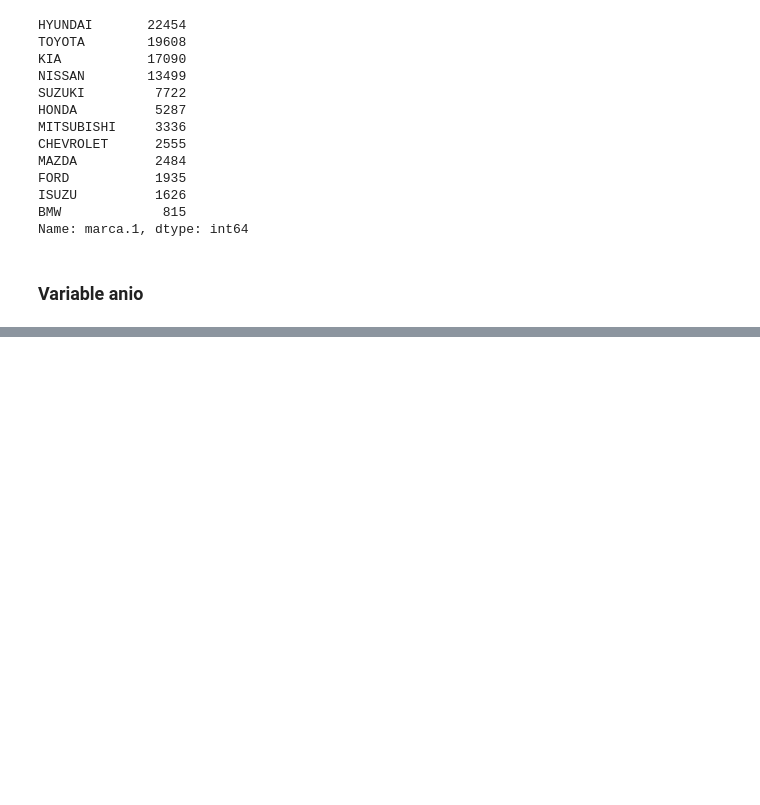
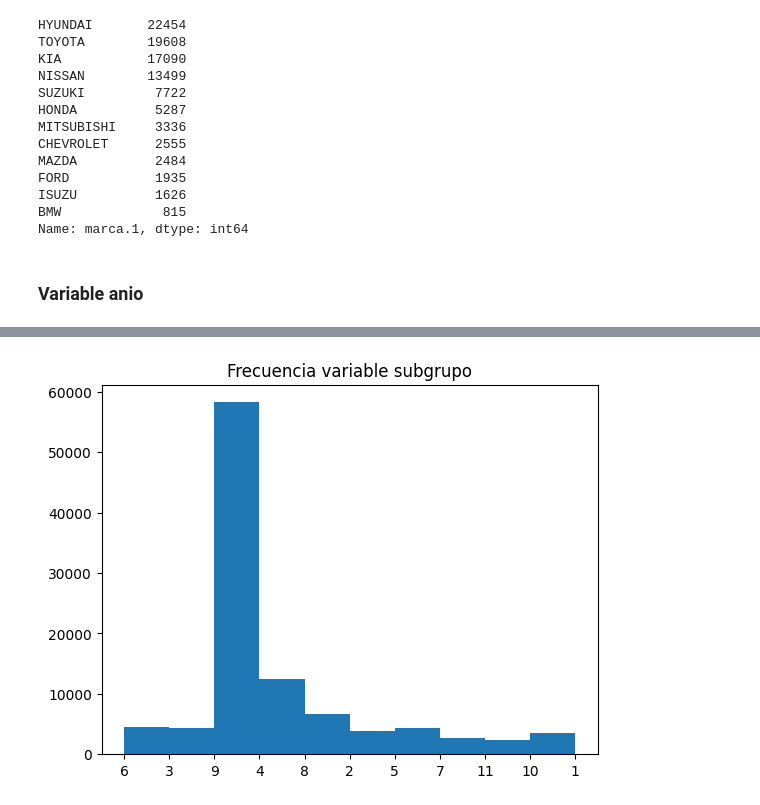
Before and after one commit to Oriojas/test_ia_incidents_cars, a Jupyter notebook: eda_clean_data.ipynb, the cells around one changed output, grey strips where cells are left out. Saved outputs shown, nothing was run; the diff lists cells and outputs as text; code cells hidden in the pictures; blank space fills up the shorter version.

```diff
--- a/eda_clean_data.ipynb
+++ b/eda_clean_data.ipynb
@@ -215,0 +317,7 @@ Name: marca.1, dtype: int64
+# %%
+plt.Figure(figsize=(8, 6))
+plt.hist(df["subgrupo"])
+plt.title("Frecuencia variable subgrupo")
+plt.show()
+# %% [output]
+[figure, added]
```
Also changed, not shown: parts of 23 cells of this notebook, 1 other file.
